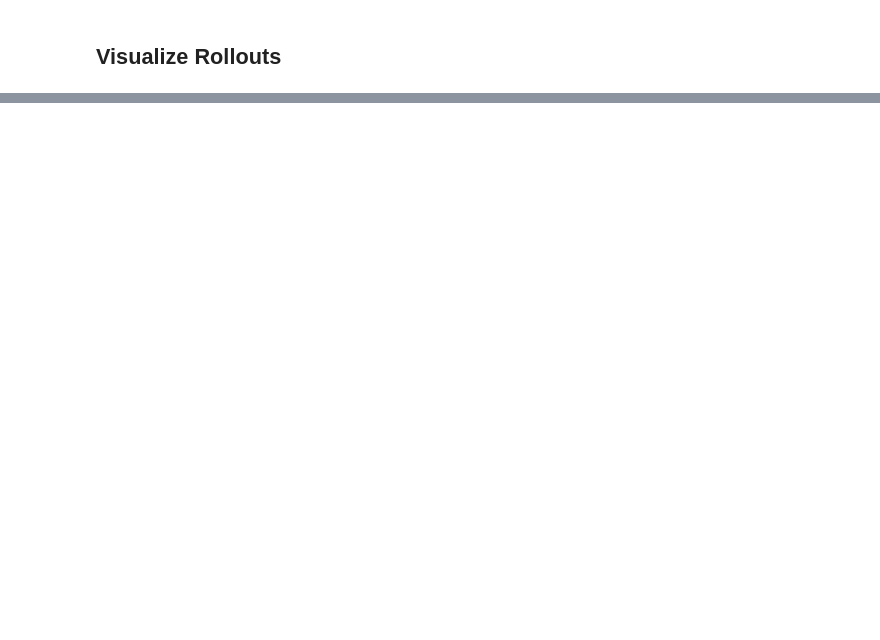
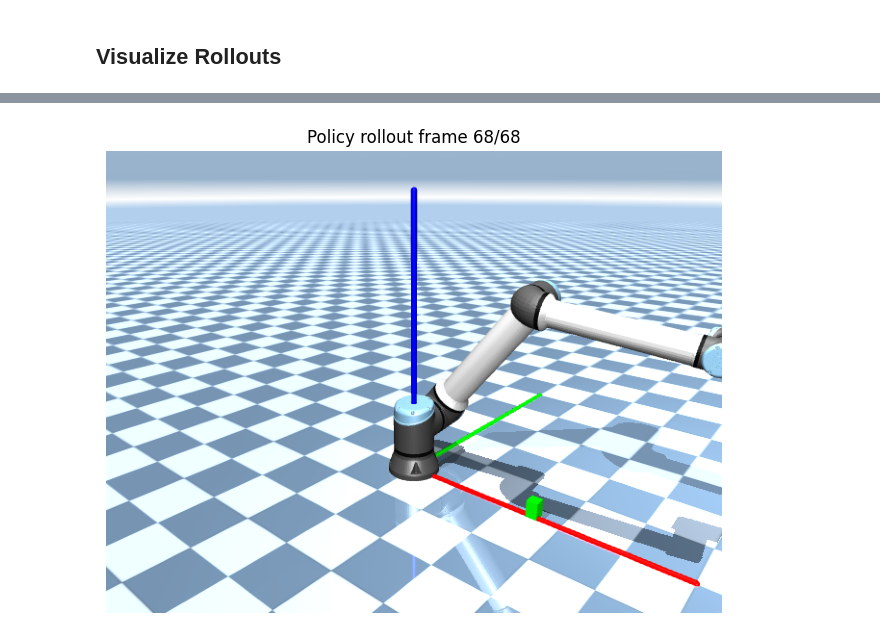
Before and after one commit to weissma6/my_mujoco_playground, a Jupyter notebook: learning/notebooks/manipulation UR10.ipynb, the cells around one changed output, grey strips where cells are left out. Cells and saved outputs as stored; diff of their text form; code cells hidden in the pictures; blank space fills up the shorter version.

```diff
--- a/learning/notebooks/manipulation UR10.ipynb
+++ b/learning/notebooks/manipulation UR10.ipynb
@@ -494,13 +295,0 @@ If gravity works, joints should have changed from initial values
-# %%
-model = mujoco.MjModel.from_xml_path('../../mujoco_playground/_src/manipulation/my_ur10/xmls/mjx_scene.xml')
-
-print("Actuator information:")
-for i in range(model.nu):
-    act = model.actuator(i)
-    print(f"\nActuator {i}: {act.name}")
-    print(f"  Bias type: {act.biastype}")  # 1 = affine (position control)
-    print(f"  Gain type: {act.gaintype}")  # 0 = fixed gain
-    print(f"  Gain params: {act.gainprm}")
-    print(f"  Bias params: {act.biasprm}")
-    print(f"  Control range: {act.ctrlrange}")
-    print(f"  Force range: {act.forcerange}")
@@ -704,21 +447,3 @@ print(f"Highest Reward: {y_data[best_idx]:.3f} ± {y_dataerr[best_idx]:.3f} at s
 jit_reset = jax.jit(env.reset)
 jit_step = jax.jit(env.step)
 jit_inference_fn = jax.jit(make_inference_fn(params, deterministic=True))
-# %%
-rng = jax.random.PRNGKey(42)
-rollout = []
-n_episodes = 1
-
-for _ in range(n_episodes):
-  state = jit_reset(rng)
-  rollout.append(state)
-  for i in range(env_cfg.episode_length):
-    act_rng, rng = jax.random.split(rng)
-    ctrl, _ = jit_inference_fn(state.obs, act_rng)
-    state = jit_step(state, ctrl)
-    rollout.append(state)
-
-render_every = 1
-frames = env.render(rollout[::render_every])
-rewards = [s.reward for s in rollout]
-media.show_video(frames, fps=1.0 / env.dt / render_every)
@@ -726,0 +520,15 @@ While the above policy is very simple, the work was extended using the Madrona b
+# %%
+fig, ax = plt.subplots(figsize=(8, 6))
+
+for i, img in enumerate(frames):
+    clear_output(wait=True)
+    ax.clear()
+    ax.imshow(img)
+    ax.axis("off")
+    ax.set_title(f"Policy rollout frame {i+1}/{len(frames)}")
+    display(fig)
+    time.sleep(sleep_s)
+
+plt.close(fig)
+# %% [output]
+[figure, added]
```
Also changed, not shown: parts of 23 cells of this notebook, 5 other files.
